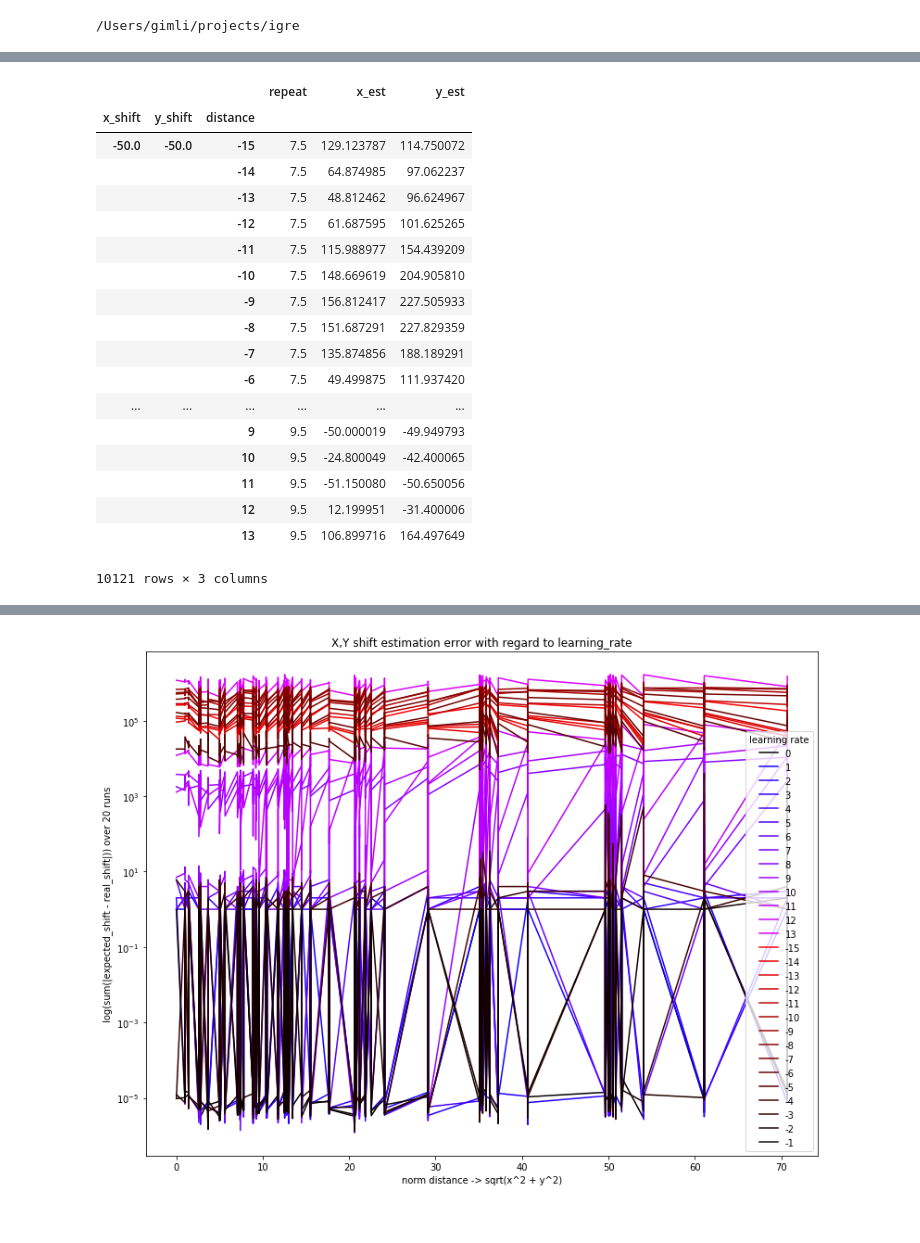
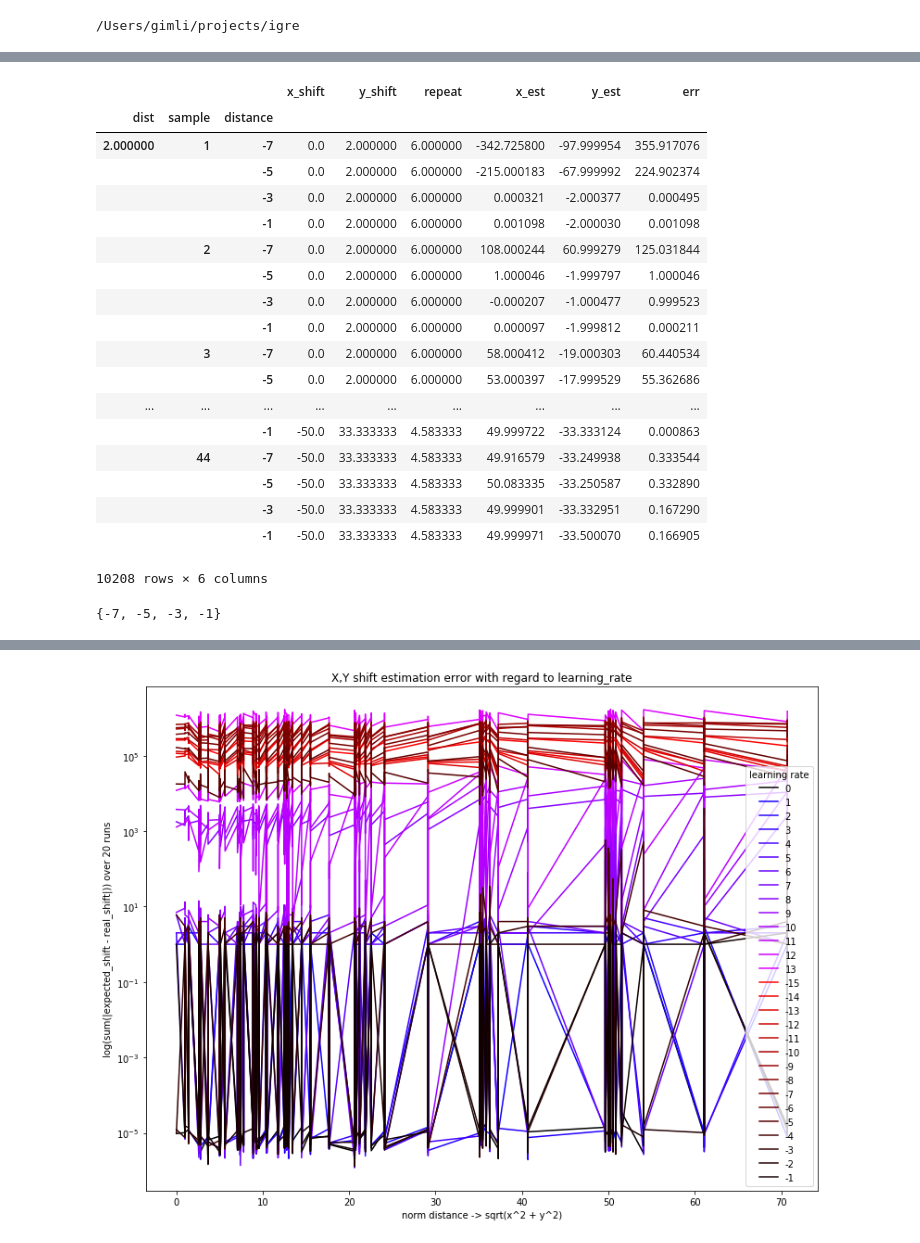
Before and after one commit to gimlidc/igre, a Jupyter notebook: notebooks/04-evaluation-of-refined-shift-registration.ipynb, the cells around one changed output, grey strips where cells are left out. Drawn from its saved outputs; the diff is of its cells as text; code cells hidden in the pictures.

Commit message:
evaluation of multiple samples for shift registration

```diff
--- a/notebooks/04-evaluation-of-refined-shift-registration.ipynb
+++ b/notebooks/04-evaluation-of-refined-shift-registration.ipynb
@@ -6,5 +6,5 @@ import pickle
 # %% [output]
 /Users/gimli/projects/igre
 # %%
-with open("data/processed/metacentrum/07-pickled.pkl", "rb") as src:
+with open("data/processed/metacentrum/37-pickled.pkl", "rb") as src:
     data = pickle.load(src)
@@ -31,27 +13,31 @@ data
 # %%
 import pandas as pd
 df = pd.DataFrame(data)
-df.columns = ["x_shift", "y_shift", "distance", "repeat", "x_est", "y_est"]
+df.columns = ["x_shift", "y_shift", "distance", "sample", "repeat", "x_est", "y_est"]
 # %%
-df.groupby(["x_shift", "y_shift", "distance"]).mean()
+df.groupby(["dist", "sample", "distance"]).mean()
 # %% [output]
-|  |  |  | repeat | x_est | y_est |
-| x_shift | y_shift | distance |  |  |  |
-| -50.0 | -50.0 | -15 | 7.5 | 129.123787 | 114.750072 |
-|  |  | -14 | 7.5 | 64.874985 | 97.062237 |
-|  |  | -13 | 7.5 | 48.812462 | 96.624967 |
-|  |  | -12 | 7.5 | 61.687595 | 101.625265 |
-|  |  | -11 | 7.5 | 115.988977 | 154.439209 |
-|  |  | -10 | 7.5 | 148.669619 | 204.905810 |
-|  |  | -9 | 7.5 | 156.812417 | 227.505933 |
-|  |  | -8 | 7.5 | 151.687291 | 227.829359 |
-|  |  | -7 | 7.5 | 135.874856 | 188.189291 |
-|  |  | -6 | 7.5 | 49.499875 | 111.937420 |
-| ... | ... | ... | ... | ... | ... |
-|  |  | 9 | 9.5 | -50.000019 | -49.949793 |
-|  |  | 10 | 9.5 | -24.800049 | -42.400065 |
-|  |  | 11 | 9.5 | -51.150080 | -50.650056 |
-|  |  | 12 | 9.5 | 12.199951 | -31.400006 |
-|  |  | 13 | 9.5 | 106.899716 | 164.497649 |
+|  |  |  | x_shift | y_shift | repeat | x_est | y_est | err |
+| dist | sample | distance |  |  |  |  |  |  |
+| 2.000000 | 1 | -7 | 0.0 | 2.000000 | 6.000000 | -342.725800 | -97.999954 | 355.917076 |
+|  |  | -5 | 0.0 | 2.000000 | 6.000000 | -215.000183 | -67.999992 | 224.902374 |
+|  |  | -3 | 0.0 | 2.000000 | 6.000000 | 0.000321 | -2.000377 | 0.000495 |
+|  |  | -1 | 0.0 | 2.000000 | 6.000000 | 0.001098 | -2.000030 | 0.001098 |
+|  | 2 | -7 | 0.0 | 2.000000 | 6.000000 | 108.000244 | 60.999279 | 125.031844 |
+|  |  | -5 | 0.0 | 2.000000 | 6.000000 | 1.000046 | -1.999797 | 1.000046 |
+|  |  | -3 | 0.0 | 2.000000 | 6.000000 | -0.000207 | -1.000477 | 0.999523 |
+|  |  | -1 | 0.0 | 2.000000 | 6.000000 | 0.000097 | -1.999812 | 0.000211 |
+|  | 3 | -7 | 0.0 | 2.000000 | 6.000000 | 58.000412 | -19.000303 | 60.440534 |
+|  |  | -5 | 0.0 | 2.000000 | 6.000000 | 53.000397 | -17.999529 | 55.362686 |
+| ... | ... | ... | ... | ... | ... | ... | ... | ... |
+|  |  | -1 | -50.0 | 33.333333 | 4.583333 | 49.999722 | -33.333124 | 0.000863 |
+|  | 44 | -7 | -50.0 | 33.333333 | 4.583333 | 49.916579 | -33.249938 | 0.333544 |
+|  |  | -5 | -50.0 | 33.333333 | 4.583333 | 50.083335 | -33.250587 | 0.332890 |
+|  |  | -3 | -50.0 | 33.333333 | 4.583333 | 49.999901 | -33.332951 | 0.167290 |
+|  |  | -1 | -50.0 | 33.333333 | 4.583333 | 49.999971 | -33.500070 | 0.166905 |
-10121 rows × 3 columns
+10208 rows × 6 columns
+# %%
+set(df["distance"])
+# %% [output]
+{-7, -5, -3, -1}
 # %%
```
Also changed, not shown: parts of 12 cells of this notebook, 2 other files.
